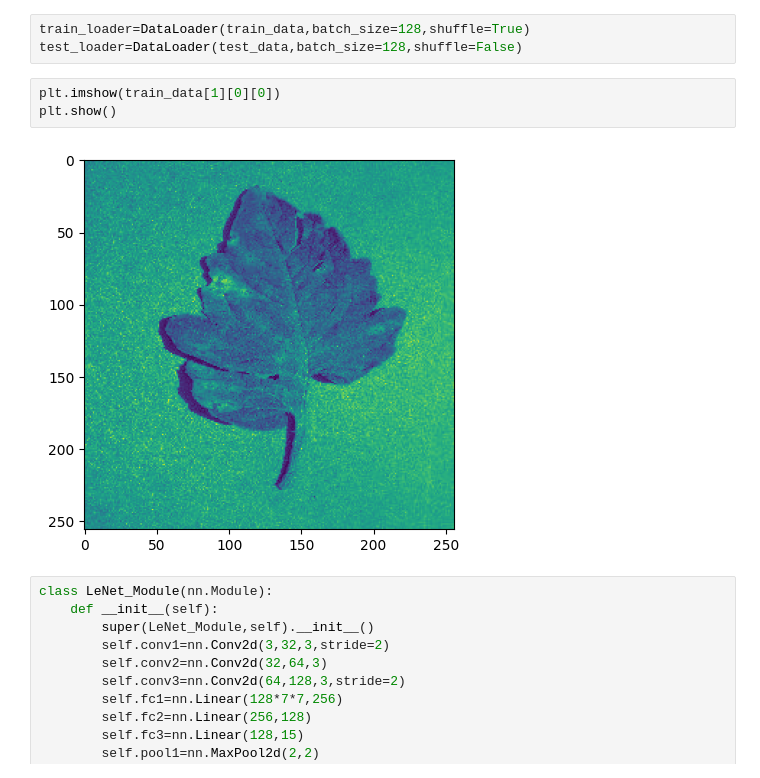
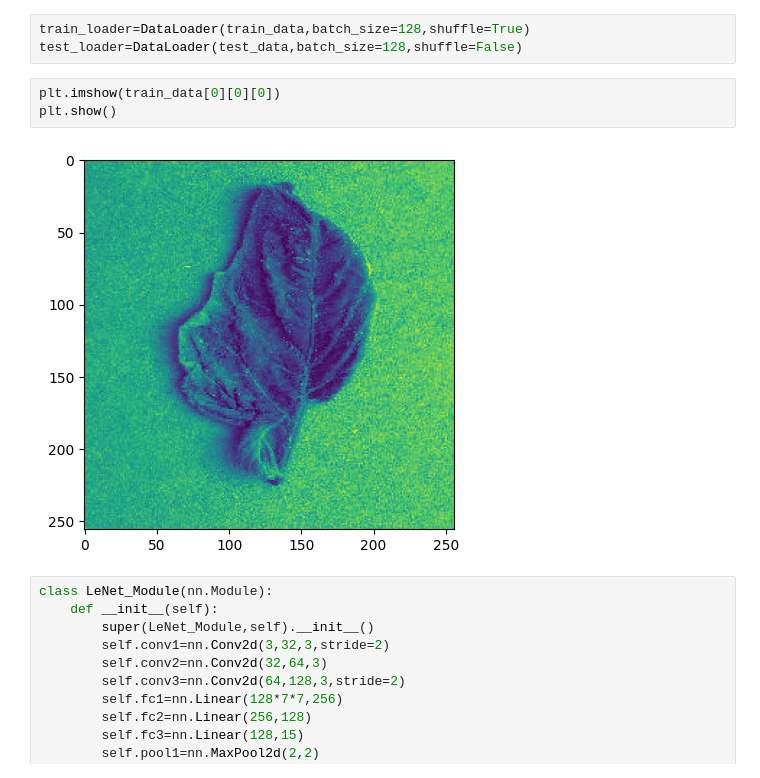
Before and after one commit to kshithij-code/DeepL, a Jupyter notebook: pretrained_CNN.ipynb, the cells around one changed output. Drawn from its saved outputs; the diff is of its cells as text.

```diff
--- a/pretrained_CNN.ipynb
+++ b/pretrained_CNN.ipynb
@@ -23,10 +23,10 @@ train_data,test_data=random_split(dataset,[train_size,test_size])
 train_loader=DataLoader(train_data,batch_size=128,shuffle=True)
 test_loader=DataLoader(test_data,batch_size=128,shuffle=False)
 # %%
-plt.imshow(train_data[1][0][0])
+plt.imshow(train_data[0][0][0])
 plt.show()
 # %% [output]
-[figure, old version]
+[figure, new version]
 # %%
 class LeNet_Module(nn.Module):
     def __init__(self):
```
Also changed, not shown: 1 other file.
